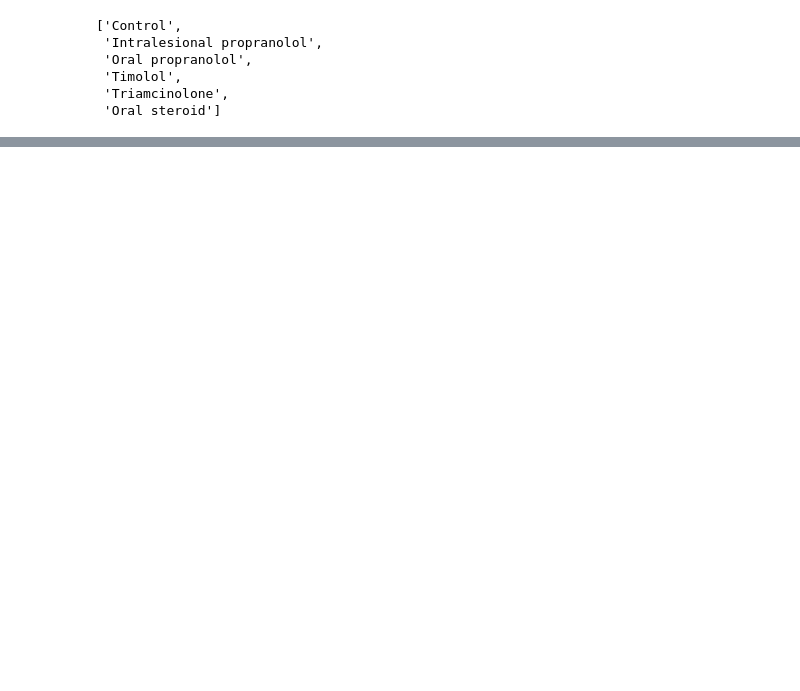
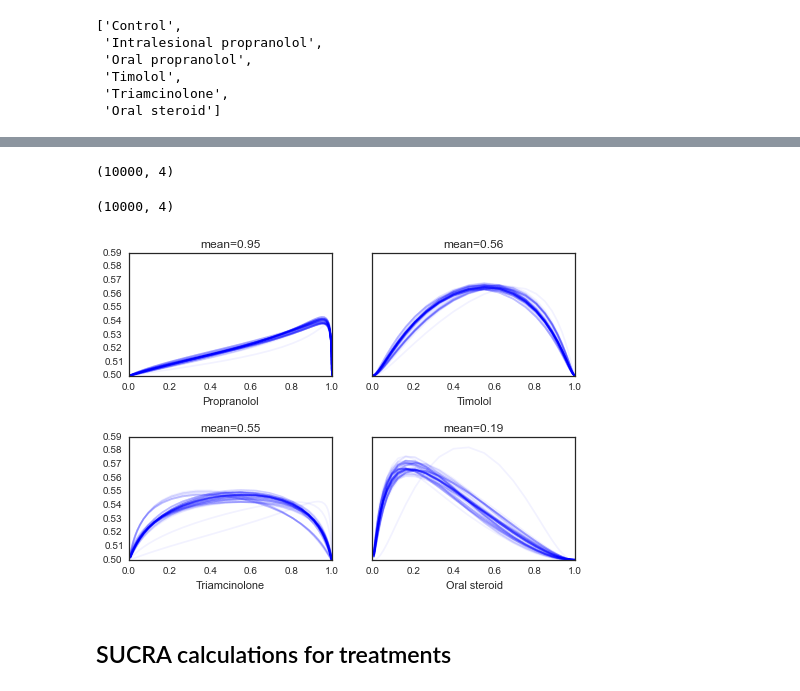
Before and after one commit to VanderbiltPopHealthSci/IH_meta-analysis, a Jupyter notebook: Infantile Hemangioma Meta-analysis.ipynb, the cells around one changed output, grey strips where cells are left out. Drawn from its saved outputs; the diff is of its cells as text; code cells hidden in the pictures; blank space fills up the shorter version.

Commit message:
Added SUCRA calculations, flag for study quality

```diff
--- a/Infantile Hemangioma Meta-analysis.ipynb
+++ b/Infantile Hemangioma Meta-analysis.ipynb
@@ -1229,0 +1321,12 @@ pm.Matplot.summary_plot(expected_clearance, custom_labels=rate_labels,
+# %%
+means = (μ.trace() + θ.trace().T).T
+# %%
+sds = σ.trace()[:, :-1]
+# %%
+means.shape
+# %% [output]
+(10000, 4)
+# %%
+sds.shape
+# %% [output]
+(10000, 4)
@@ -1229,0 +1335,26 @@ pm.Matplot.summary_plot(expected_clearance, custom_labels=rate_labels,
+# %%
+xvals = np.linspace(-5, 10)
+# %%
+import matplotlib.pyplot as plt
+from pymc import invlogit
+
+labels = ['Propranolol',
+               'Timolol',
+               'Triamcinolone',
+               'Oral steroid']
+
+fig, axes = plt.subplots(2,2, sharey=True)
+
+n = 100
+for j,ax in enumerate(np.ravel(axes)):
+    m = np.empty(n)
+    for i in range(n):
+        dist = norm(means[-i,j], sds[-i,j])
+        m[i] = invlogit(dist.mean())
+        ax.plot(invlogit(xvals), invlogit(dist.pdf(xvals)), 'b-', alpha=0.05)
+    ax.set_xlabel(labels[j])
+    ax.set_title('mean=%s' % np.mean(m).round(2))
+# %% [output]
+[figure, added]
+# %% [markdown]
+## SUCRA calculations for treatments
```
Also changed, not shown: parts of 57 cells of this notebook.
